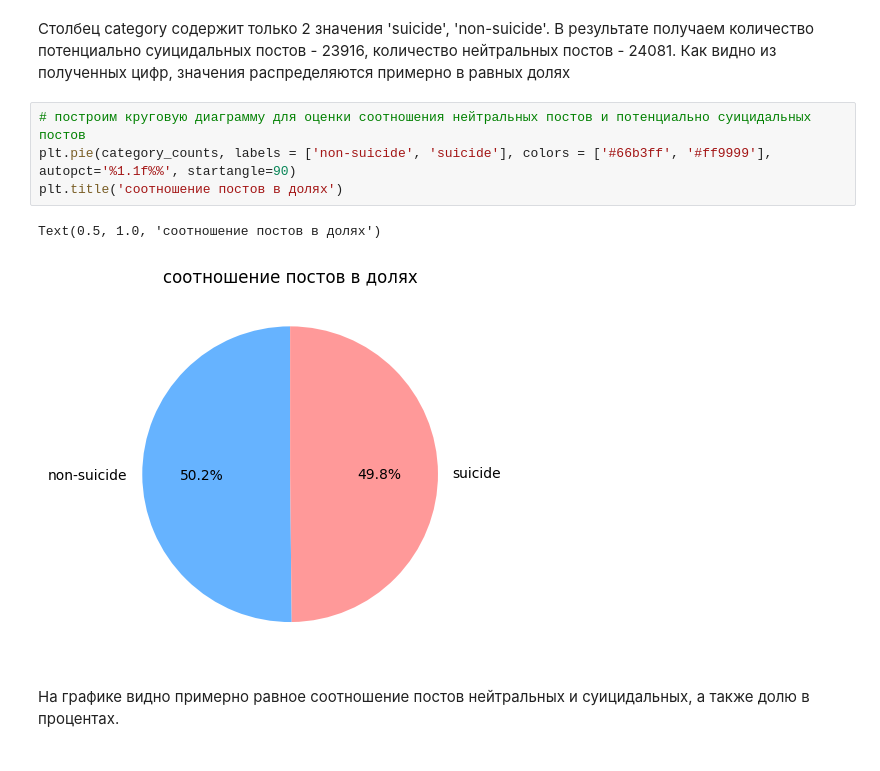
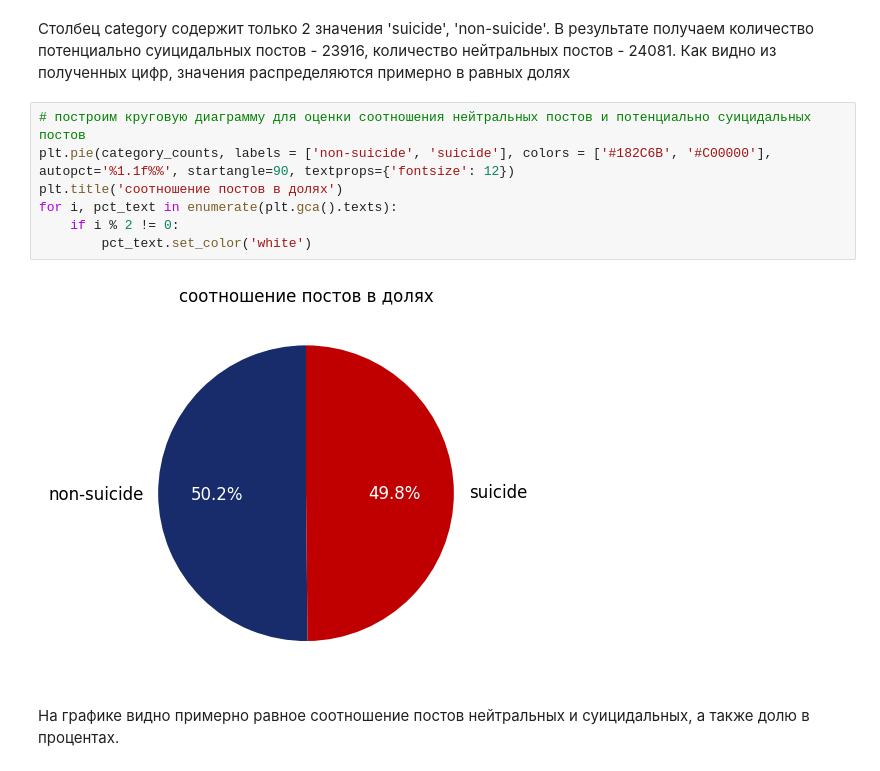
Before and after one commit to NatalieGo/MFTI_hackathon_1, a Jupyter notebook: dataset_json_clean.ipynb, the cells around one changed output. Drawn from its saved outputs; the diff is of its cells as text.

```diff
--- a/dataset_json_clean.ipynb
+++ b/dataset_json_clean.ipynb
@@ -54,11 +56,13 @@ dtype: int64
 Столбец category содержит только 2 значения 'suicide', 'non-suicide'. В результате получаем количество потенциально суицидальных постов - 23916, количество нейтральных постов - 24081. Как видно из полученных цифр, значения распределяются примерно в равных долях
 # %%
 # построим круговую диаграмму для оценки соотношения нейтральных постов и потенциально суицидальных постов
-plt.pie(category_counts, labels = ['non-suicide', 'suicide'], colors = ['#66b3ff', '#ff9999'], autopct='%1.1f%%', startangle=90)
+plt.pie(category_counts, labels = ['non-suicide', 'suicide'], colors = ['#182C6B', '#C00000'], autopct='%1.1f%%', startangle=90, textprops={'fontsize': 12})
 plt.title('соотношение постов в долях')
+for i, pct_text in enumerate(plt.gca().texts):
+    if i % 2 != 0:
+        pct_text.set_color('white')
 # %% [output]
-Text(0.5, 1.0, 'соотношение постов в долях')
-[figure, old version]
+[figure, new version]
 # %% [markdown]
 На графике видно примерно равное соотношение постов нейтральных и суицидальных, а также долю в процентах.
 # %%
```
Also changed, not shown: parts of 10 cells of this notebook.
